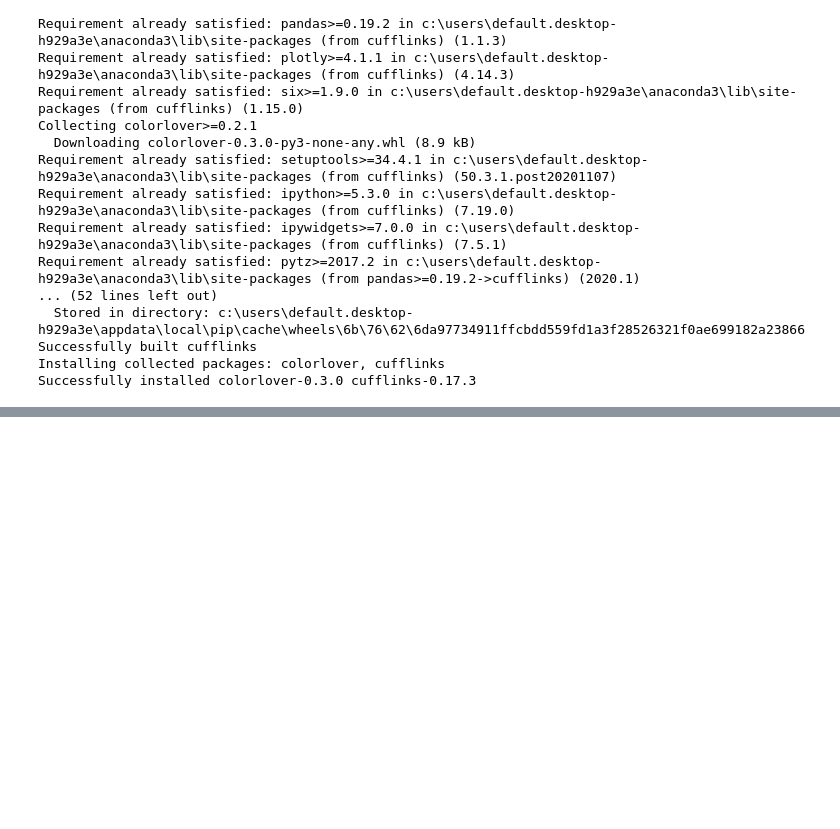
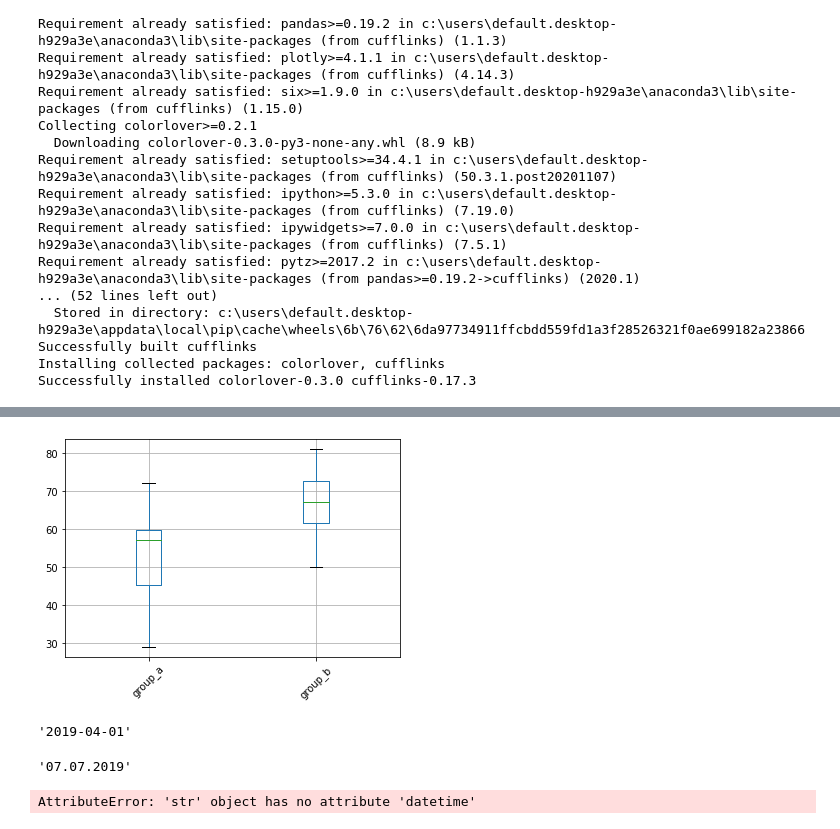
Before and after one commit to Demistus/Python9_learn, a Jupyter notebook: numpy.ipynb, the cells around one changed output, grey strips where cells are left out. Saved outputs shown, nothing was run; the diff lists cells and outputs as text; code cells hidden in the pictures; blank space fills up the shorter version.

Commit message:
python9: datetime

```diff
--- a/numpy.ipynb
+++ b/numpy.ipynb
@@ -445,0 +634,34 @@ Successfully installed colorlover-0.3.0 cufflinks-0.17.3
+# %%
+import pandas as pd
+df = pd.DataFrame({
+    'group_a': [72, 66, 63.75, 60.75, 60.75, 58.5, 58.5, 57, 57, 57, 52.5, 49.5, 45.3, 45, 39, 28.95, 40.5, 31.5, 49],
+    'group_b': [71, 72, 60, 50, 57, 77, 81, 58, 62, 61, 73, 74, 76, 65, 66, 67, 67, 67, 69]
+})
+boxplot = df.boxplot(column=['group_a', 'group_b'],rot=45)
+# %% [output]
+[figure, added]
+# %%
+import datetime
+from datetime import datetime, timedelta
+date_string = '05.05.2019 21:00'
+dt = datetime.strptime(date_string, '%d.%m.%Y %H:%M') # из строки в временной формат
+dt.month
+
+
+dt = datetime(2019, 4, 1, 18, 59, 44)
+dt.strftime('%Y-%m-%d') # из временного в строчный формат
+# %% [output]
+'2019-04-01'
+# %%
+from datetime import datetime
+date_string = '2019-07-07T18:59:33'
+dt = datetime.strptime(date_string,'%Y-%m-%dT%H:%M:%S')
+dateformat = dt.strftime('%d.%m.%Y')
+# %% [output]
+'07.07.2019'
+# %%
+from datetime import datetime
+date_string = '2019-07-07T18:59:33'
+date_string.datetime.strftime('%d.%m.%Y')
+# %% [output]
+AttributeError: 'str' object has no attribute 'datetime'
```
Also changed, not shown: parts of 11 cells of this notebook.
